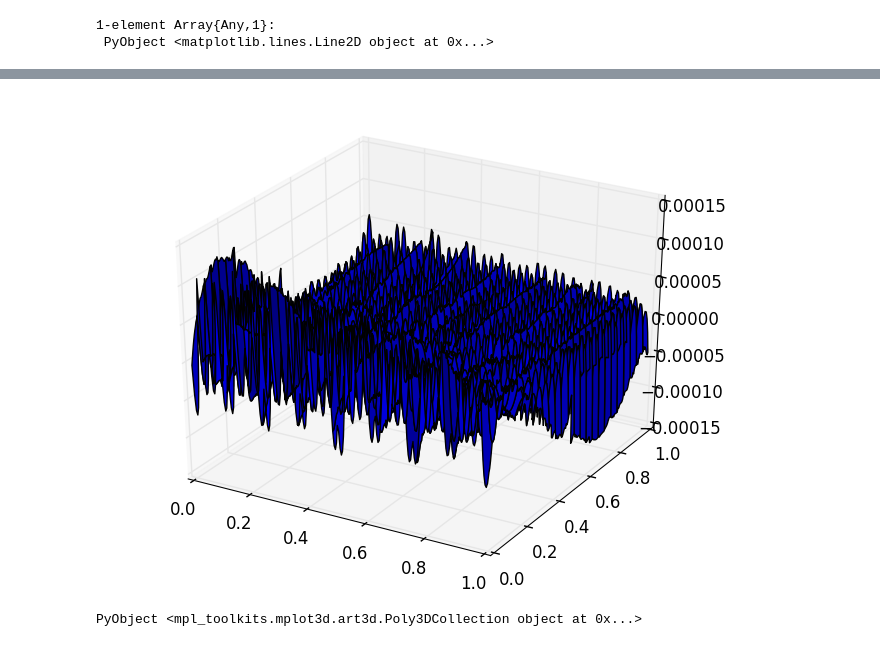
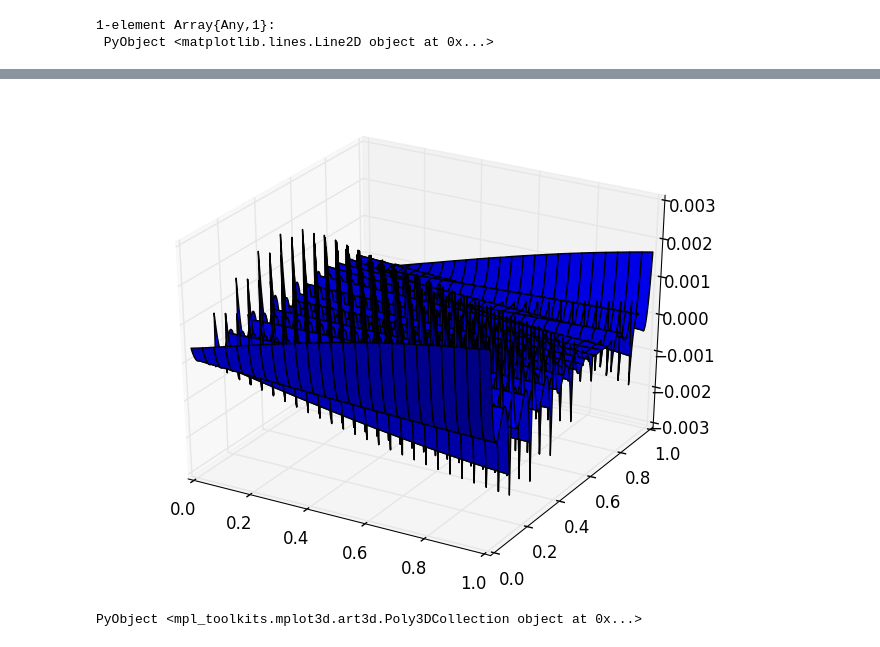
Before and after one commit to ABAtanasov/Sparse-Grids, a Jupyter notebook: Julia Code/Testing Differentiation.ipynb, the cells around one changed output, grey strips where cells are left out. Drawn from its saved outputs; the diff is of its cells as text; code cells hidden in the pictures.

```diff
--- a/Julia Code/Testing Differentiation.ipynb
+++ b/Julia Code/Testing Differentiation.ipynb
@@ -159,8 +159,8 @@ precomputed_diffs = Dict{NTuple{4,Int},Array{Float64,2}}()
 
 for level in 0:7
     for place in 1:(1<<pos(level-1))
-        for f_number in 1:3
-            precomputed_diffs[(3,level,place,f_number)] = diff_basis_DG(3,level,place,f_number)
+        for f_number in 1:4
+            precomputed_diffs[(4,level,place,f_number)] = diff_basis_DG(4,level,place,f_number)
         end
     end
 end
@@ -254,0 +313,3 @@ PyObject <mpl_toolkits.mplot3d.art3d.Poly3DCollection object at 0x...>
+# %%
+scoeffs2D=sparse_coefficients_DG(4,(x->sin(pi*x[1]+x[2])),3,2)
+dscoeffs2D=diff_coefficients_DG(1,4,scoeffs2D)
@@ -307,5 +353,5 @@ Dict{CartesianIndex{2},Array{Array{Float64,N},2}} with 21 entries:
 # %%
-plotfunc2D(x->reconstruct_DG(3,scoeffsd2,[x[1],x[2]])-cos(pi*x[1]+x[2]))
+plotfunc2D(x-> reconstruct_DG(4,dscoeffs2D,[x[1], x[2]])-pi*cos(pi*x[1]+x[2]))
 # %% [output]
-[figure, old version]
+[figure, new version]
 PyObject <mpl_toolkits.mplot3d.art3d.Poly3DCollection object at 0x...>
```
Also changed, not shown: parts of 28 cells of this notebook, 4 other files.
